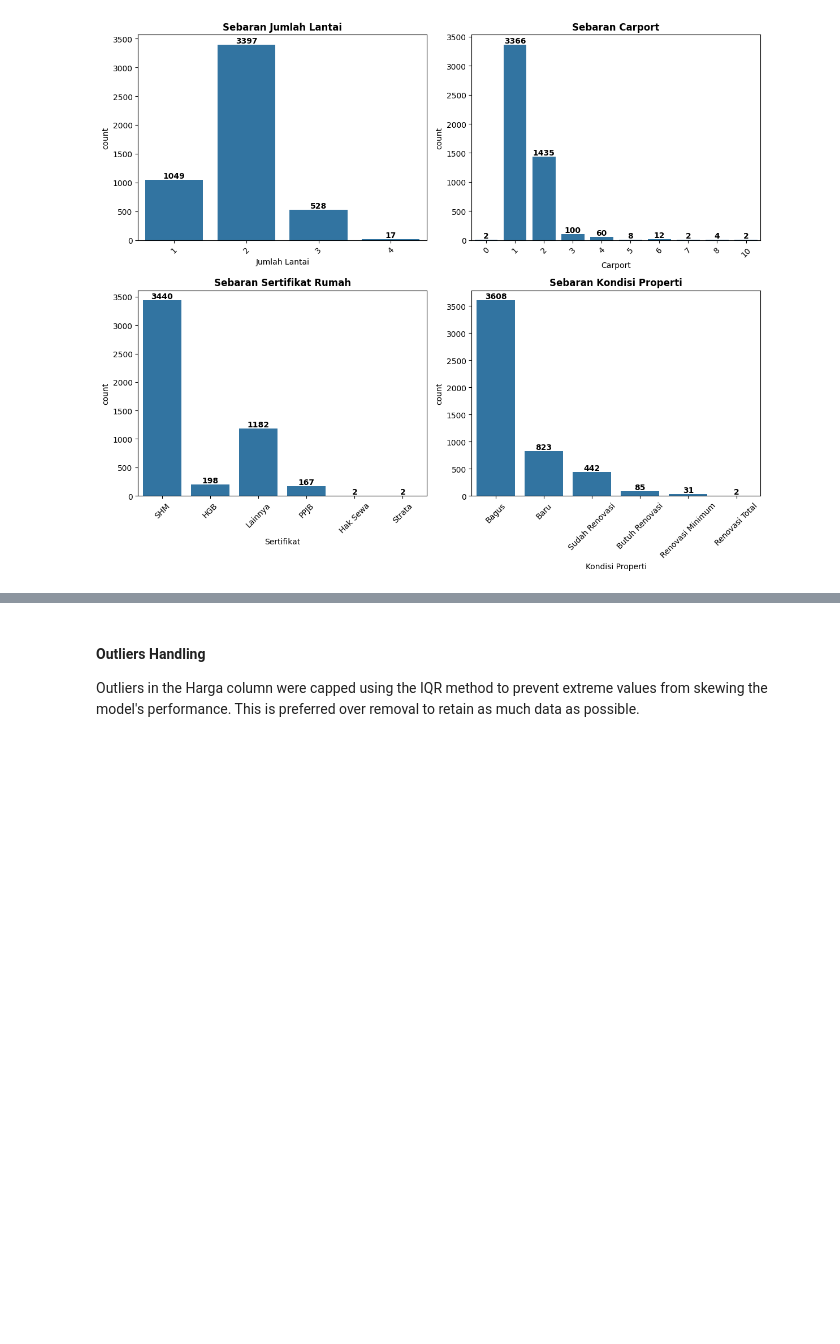
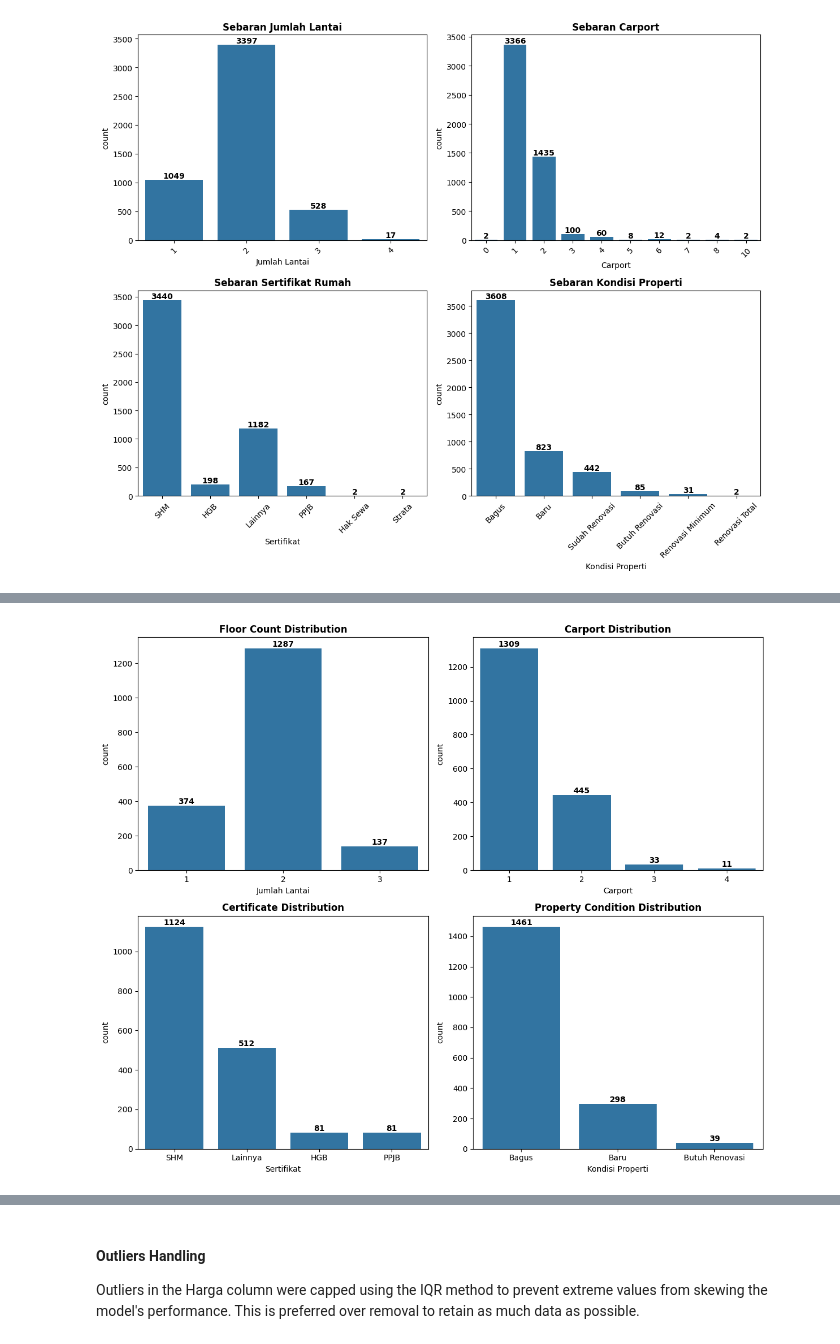
Before and after one commit to daff00/tangerang-house-price-pipeline, a Jupyter notebook: house-price-prediction.ipynb, the cells around one changed output, grey strips where cells are left out. Cells and saved outputs as stored; diff of their text form; code cells hidden in the pictures; blank space fills up the shorter version.

```diff
--- a/house-price-prediction.ipynb
+++ b/house-price-prediction.ipynb
@@ -321,6 +215,0 @@ Filter the data to remove anomaly.
-# %%
-# Filter the required data
-df_kabupaten = df_kabupaten[(df_kabupaten['Carport'] != 0) & (df_kabupaten['Carport'] <= 4)]
-df_kabupaten = df_kabupaten[(df_kabupaten['Jumlah Lantai'] != 0) & (df_kabupaten['Jumlah Lantai'] != 4)]
-df_kabupaten = df_kabupaten[(df_kabupaten['Sertifikat'] != "Strata") & (df_kabupaten['Sertifikat'] != 'Hak Sewa')]
-df_kabupaten = df_kabupaten[(df_kabupaten['Luas Bangunan'] <= 1000) & (df_kabupaten['Luas Tanah'] <= 1000)]
@@ -351,0 +216,6 @@ plt.show()
+# %%
+# Filter the data to remove anomaly exists on the dataset.
+df_kabupaten = preprocessor.apply_filters(df_kabupaten)
+
+# Check the filter result
+df_kabupaten.info()
@@ -352,3 +243,8 @@ plt.show()
+# %%
+# Visualization of floor count distribution, carport distribution, certificate distribution, property condition distribution
+visualizer.plot_categorical_distributions(df_kabupaten)
+# %% [output]
+[figure, added]
 # %%
 # Export Dataset for filter
 # df_kabupaten.info()
```
Also changed, not shown: parts of 55 cells of this notebook, 1 other file.
